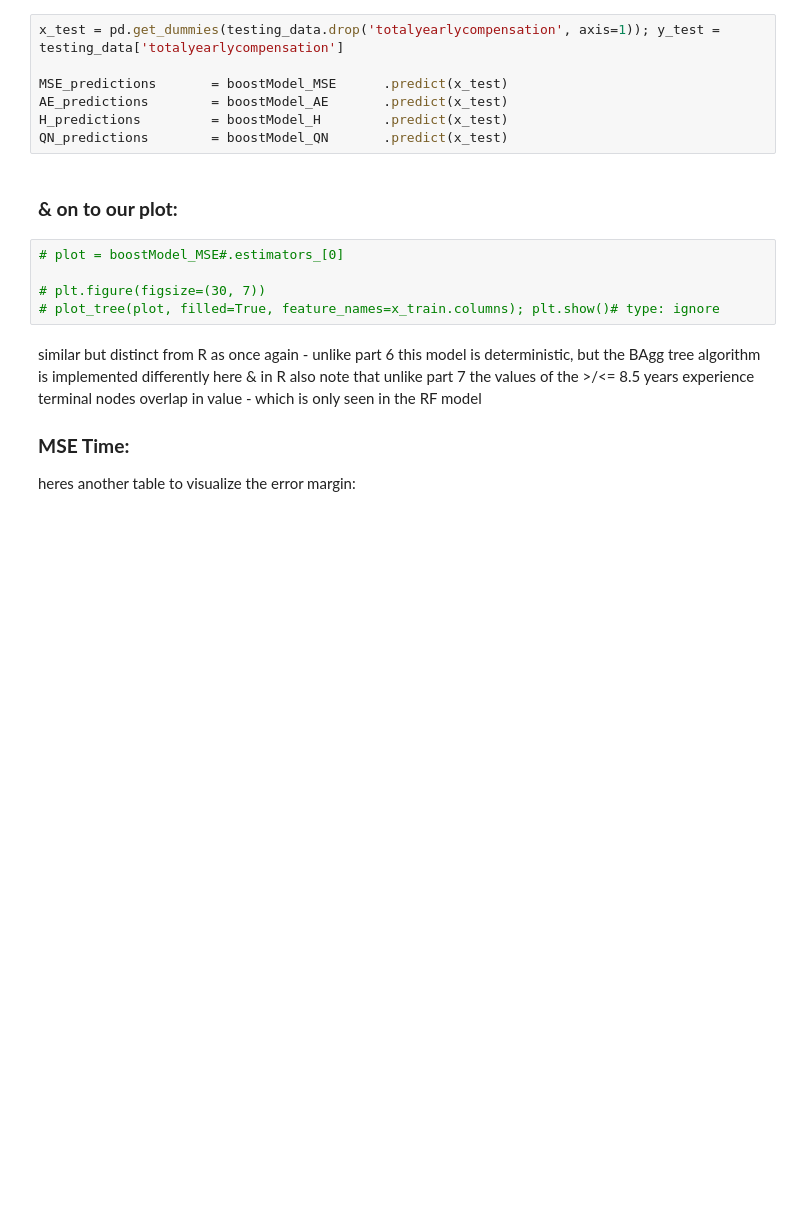
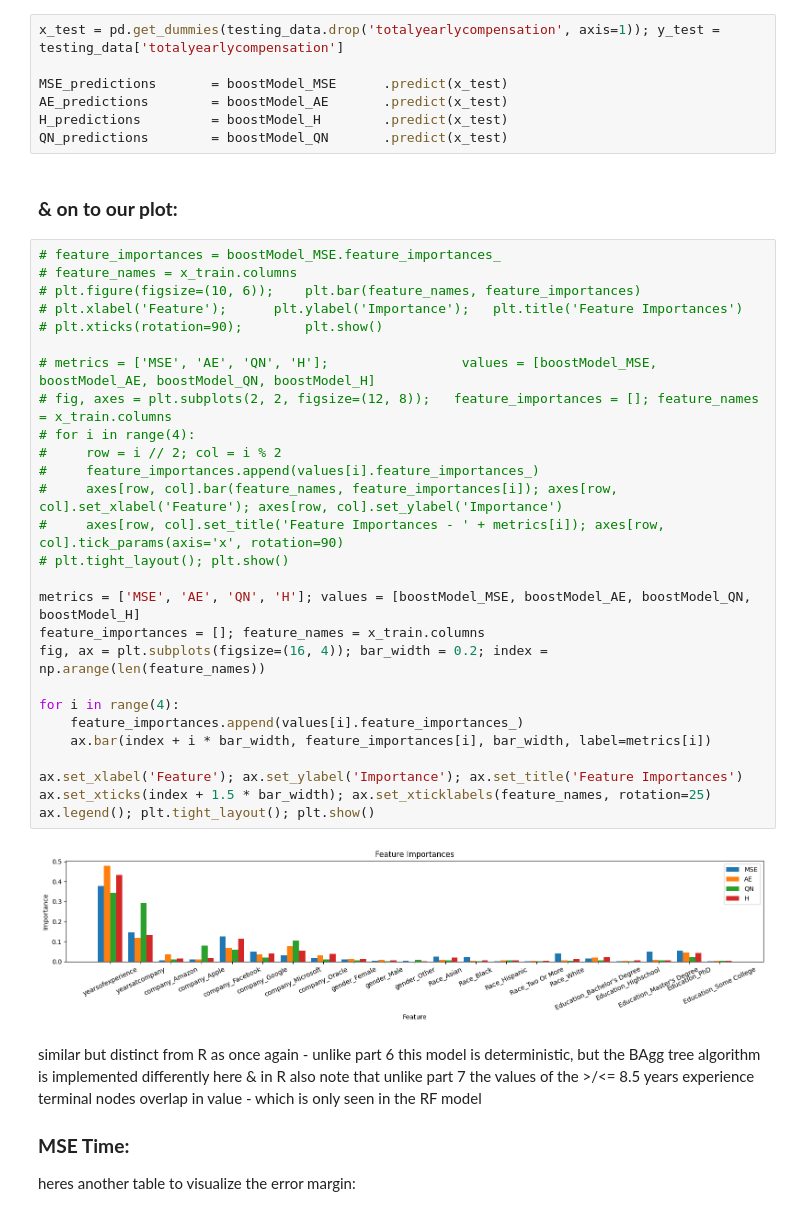
Before and after one commit to almsam/ML-playground, a Jupyter notebook: part 9 Boosting.ipynb, the cells around one changed output. Cells and saved outputs as stored; diff of their text form; blank space fills up the shorter version.

Commit message:
plot

```diff
--- a/part 9 Boosting.ipynb
+++ b/part 9 Boosting.ipynb
@@ -89,11 +89,35 @@ H_predictions         = boostModel_H        .predict(x_test)
 QN_predictions        = boostModel_QN       .predict(x_test)
 # %% [markdown]
 ### **& on to our plot:**
-# %%
-# plot = boostModel_MSE#.estimators_[0]
-
-# plt.figure(figsize=(30, 7))
-# plot_tree(plot, filled=True, feature_names=x_train.columns); plt.show()# type: ignore
+# %%
+# feature_importances = boostModel_MSE.feature_importances_
+# feature_names = x_train.columns
+# plt.figure(figsize=(10, 6));    plt.bar(feature_names, feature_importances)
+# plt.xlabel('Feature');      plt.ylabel('Importance');   plt.title('Feature Importances')
+# plt.xticks(rotation=90);        plt.show()
+
+# metrics = ['MSE', 'AE', 'QN', 'H'];                 values = [boostModel_MSE, boostModel_AE, boostModel_QN, boostModel_H]
+# fig, axes = plt.subplots(2, 2, figsize=(12, 8));   feature_importances = []; feature_names = x_train.columns
+# for i in range(4):
+#     row = i // 2; col = i % 2
+#     feature_importances.append(values[i].feature_importances_)
+#     axes[row, col].bar(feature_names, feature_importances[i]); axes[row, col].set_xlabel('Feature'); axes[row, col].set_ylabel('Importance')
+#     axes[row, col].set_title('Feature Importances - ' + metrics[i]); axes[row, col].tick_params(axis='x', rotation=90)
+# plt.tight_layout(); plt.show()
+
+metrics = ['MSE', 'AE', 'QN', 'H']; values = [boostModel_MSE, boostModel_AE, boostModel_QN, boostModel_H]
+feature_importances = []; feature_names = x_train.columns
+fig, ax = plt.subplots(figsize=(16, 4)); bar_width = 0.2; index = np.arange(len(feature_names))
+
+for i in range(4):
+    feature_importances.append(values[i].feature_importances_)
+    ax.bar(index + i * bar_width, feature_importances[i], bar_width, label=metrics[i])
+
+ax.set_xlabel('Feature'); ax.set_ylabel('Importance'); ax.set_title('Feature Importances')
+ax.set_xticks(index + 1.5 * bar_width); ax.set_xticklabels(feature_names, rotation=25)
+ax.legend(); plt.tight_layout(); plt.show()
+# %% [output]
+[figure, added]
 # %% [markdown]
 similar but distinct from R as once again - unlike part 6 this model is deterministic, but the BAgg tree algorithm is implemented differently here & in R
 also note that unlike part 7 the values of the >/<= 8.5 years experience terminal nodes overlap in value - which is only seen in the RF model
```
